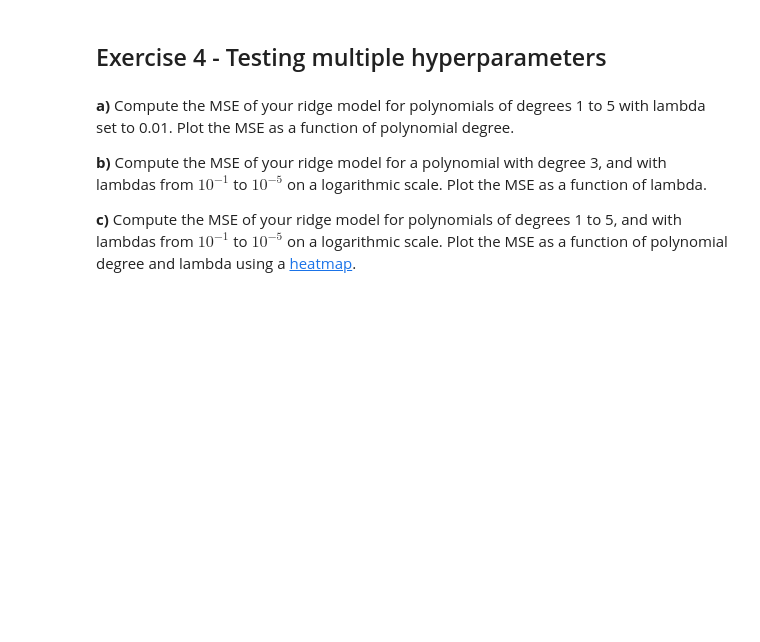
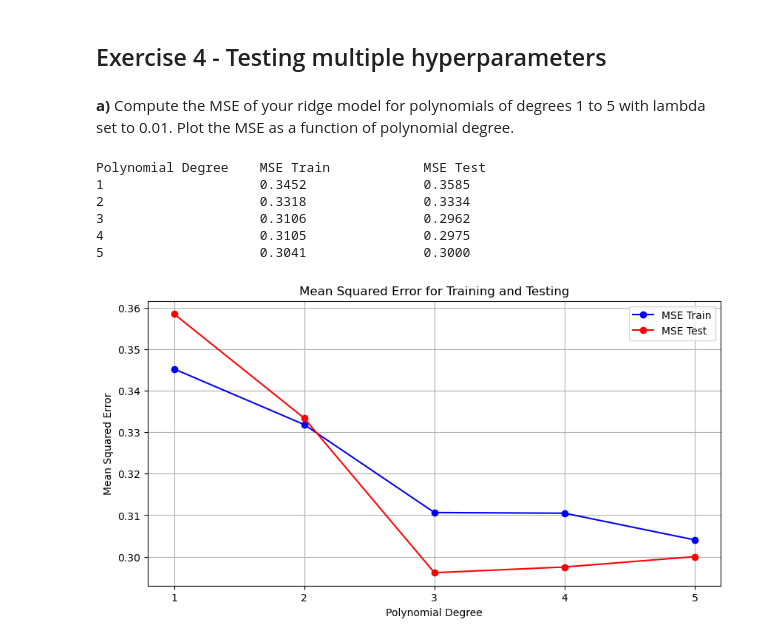
Before and after one commit to NatalliaDanilchanka/FYS-STK3155_MachineLearning, a Jupyter notebook: Week_36.ipynb, the cells around one changed output. Cells and saved outputs as stored; diff of their text form; code cells hidden in the pictures; blank space fills up the shorter version.

```diff
--- a/Week_36.ipynb
+++ b/Week_36.ipynb
@@ -178,9 +178,52 @@ plt.grid()
 ## Exercise 4 - Testing multiple hyperparameters
 # %% [markdown]
 **a)** Compute the MSE of your ridge model for polynomials of degrees 1 to 5 with lambda set to 0.01. Plot the MSE as a function of polynomial degree.
-
-**b)** Compute the MSE of your ridge model for a polynomial with degree 3, and with lambdas from $10^{-1}$ to $10^{-5}$ on a logarithmic scale. Plot the MSE as a function of lambda.
-
-**c)** Compute the MSE of your ridge model for polynomials of degrees 1 to 5, and with lambdas from $10^{-1}$ to $10^{-5}$ on a logarithmic scale. Plot the MSE as a function of polynomial degree and lambda using a [heatmap](https://matplotlib.org/stable/gallery/images_contours_and_fields/image_annotated_heatmap.html).
 # %%
 from sklearn.metrics import mean_squared_error
+# %%
+x_lambda = 0.01
+x_plot = np.arange(1, 6)
+MSE_train = np.zeros(len(x_plot))
+MSE_test = np.zeros(len(x_plot))
+
+for i in range(len(x_plot)):
+    X = polynomial_features(x, i + 1)  # Generate polynomial features
+    X_train, X_test, y_train, y_test = train_test_split(X, y, test_size=0.2, random_state = 432)
+
+    scaler = StandardScaler()
+    scaler.fit(X_train)
+    X_train_s = scaler.transform(X_train)
+    X_test_s = scaler.transform(X_test)
+
+    beta = Ridge_parameters(X_train_s, y_train, x_lambda)
+
+    # Calculate MSE
+    MSE_train[i] = mean_squared_error(y_train, X_train_s @ beta)
+    MSE_test[i] = mean_squared_error(y_test, X_test_s @ beta)
+
+# Print headers
+print(f"{'Polynomial Degree':<20} {'MSE Train':<20} {'MSE Test':<20}")
+# Print the data with values
+for i in range(0, 5):
+    print(f"{x_plot[i]:<20} {MSE_train[i]:<20.4f} {MSE_test[i]:<20.4f}")
+
+
+# Plotting the results
+plt.figure(figsize=(10, 5))
+plt.plot(x_plot, MSE_train, marker='o', label='MSE Train', color='blue')
+plt.plot(x_plot, MSE_test, marker='o', label='MSE Test', color='red')
+plt.title('Mean Squared Error for Training and Testing')
+plt.xlabel('Polynomial Degree')
+plt.ylabel('Mean Squared Error')
+plt.xticks(x_plot)
+plt.legend()
+plt.grid()
+plt.show()
+# %% [output]
+Polynomial Degree    MSE Train            MSE Test
+1                    0.3452               0.3585
+2                    0.3318               0.3334
+3                    0.3106               0.2962
+4                    0.3105               0.2975
+5                    0.3041               0.3000
+[figure, added]
```
Also changed, not shown: parts of 8 cells of this notebook.
